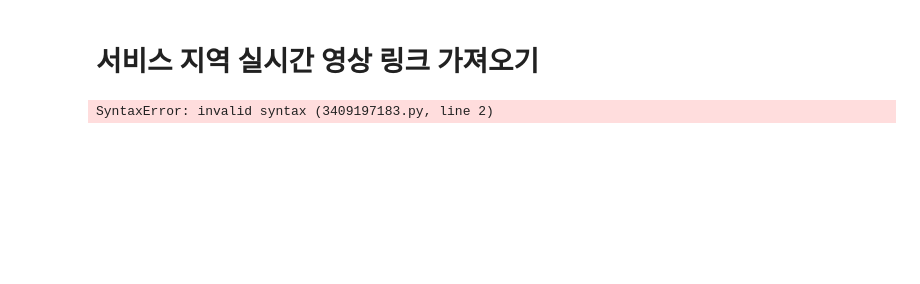
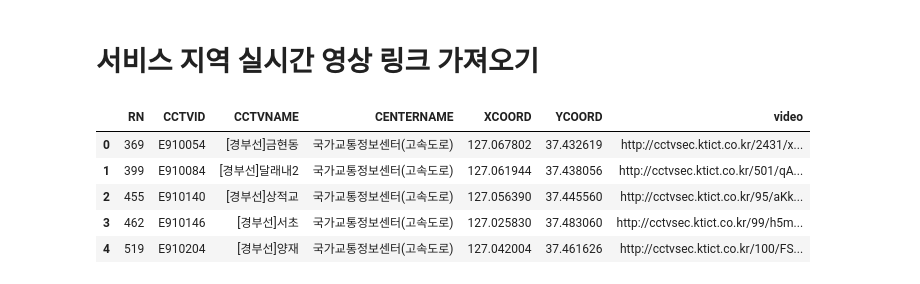
Before and after one commit to ebokyung/2022-2-SCS4031-9to6, a Jupyter notebook: Model/data_preparation/data_screening.ipynb, the cells around one changed output. Cells and saved outputs as stored; diff of their text form; code cells hidden in the pictures; blank space fills up the shorter version.

```diff
--- a/Model/data_preparation/data_screening.ipynb
+++ b/Model/data_preparation/data_screening.ipynb
@@ -109,5 +42,10 @@ for i in range(len(df)) :
-# %%
-for i in range(10):
-    %pwd
-# %% [output]
-SyntaxError: invalid syntax (3409197183.py, line 2)
+# %%
+service_df = pd.read_csv('../data/tabular/서비스지역_CCTV_정보.csv', encoding='cp949')
+service_df.head()
+# %% [output]
+|  | RN | CCTVID | CCTVNAME | CENTERNAME | XCOORD | YCOORD | video |
+| 0 | 369 | E910054 | [경부선]금현동 | 국가교통정보센터(고속도로) | 127.067802 | 37.432619 | http://cctvsec.ktict.co.kr/2431/x... |
+| 1 | 399 | E910084 | [경부선]달래내2 | 국가교통정보센터(고속도로) | 127.061944 | 37.438056 | http://cctvsec.ktict.co.kr/501/qA... |
+| 2 | 455 | E910140 | [경부선]상적교 | 국가교통정보센터(고속도로) | 127.056390 | 37.445560 | http://cctvsec.ktict.co.kr/95/aKk... |
+| 3 | 462 | E910146 | [경부선]서초 | 국가교통정보센터(고속도로) | 127.025830 | 37.483060 | http://cctvsec.ktict.co.kr/99/h5m... |
+| 4 | 519 | E910204 | [경부선]양재 | 국가교통정보센터(고속도로) | 127.042004 | 37.461626 | http://cctvsec.ktict.co.kr/100/FS... |
```
Also changed, not shown: parts of 14 cells of this notebook, 6 other files.
